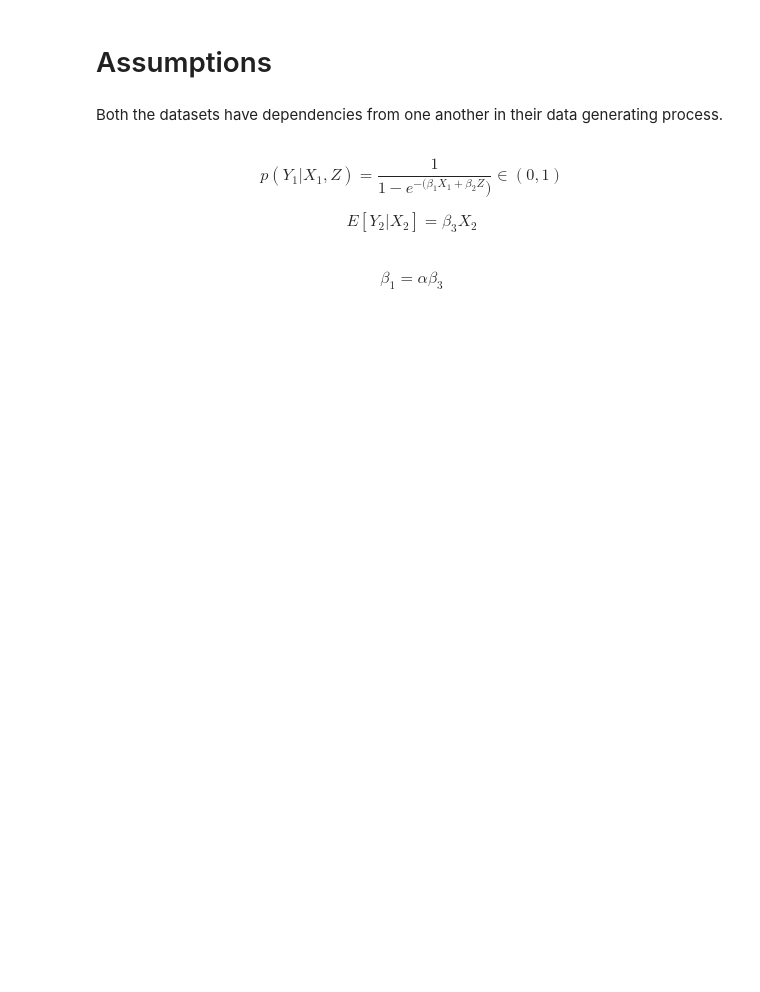
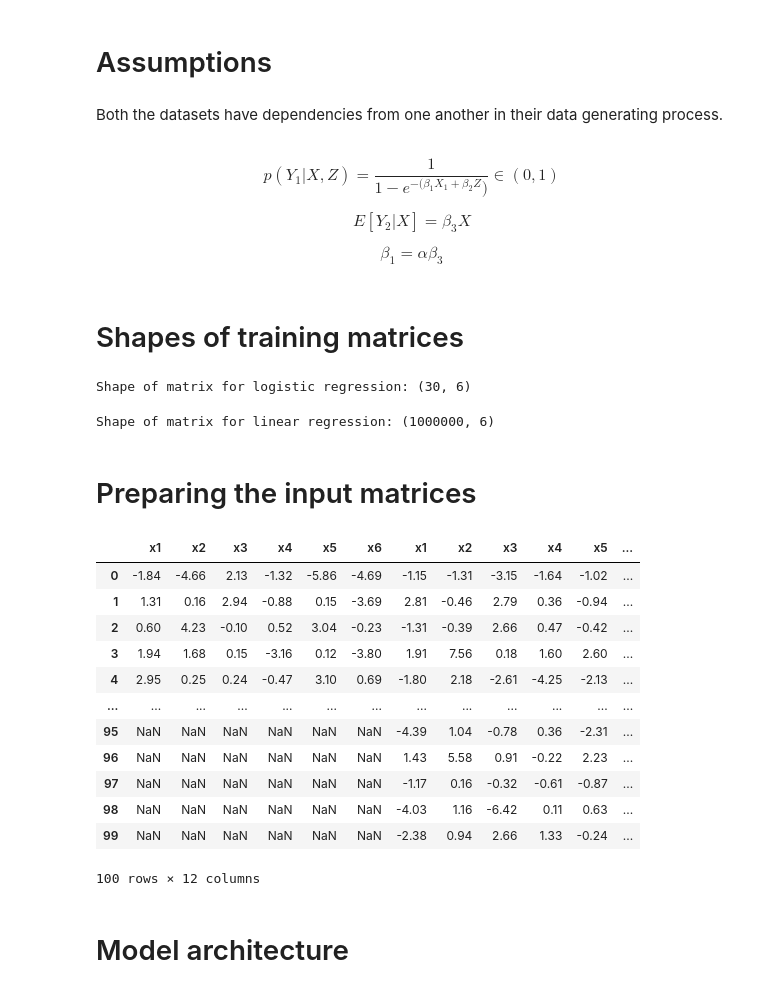
Before and after one commit to Eligijus112/multitask-learning, a Jupyter notebook: multitask-learning.ipynb, the cells around one changed output. Drawn from its saved outputs; the diff is of its cells as text; code cells hidden in the pictures; blank space fills up the shorter version.

```diff
--- a/multitask-learning.ipynb
+++ b/multitask-learning.ipynb
@@ -88,8 +307,36 @@ X2, Y2 = d2[features], d2['y2']
 # %% [markdown]
 Both the datasets have dependencies from one another in their data generating process.
 # %% [markdown]
-$$ p(Y_{1}| X_{1}, Z) = \dfrac{1}{1 - e^{-(\beta_{1}X_{1} + \beta_{2}Z})} \in (0, 1) $$
+$$ p(Y_{1}| X, Z) = \dfrac{1}{1 - e^{-(\beta_{1}X_{1} + \beta_{2}Z})} \in (0, 1) $$
 
-$$ E[Y_{2}|X_{2}] = \beta_{3} X_{2} $$
+$$ E[Y_{2}|X] = \beta_{3} X $$
+
+$$ \beta_{1} = \alpha \beta_{3} $$
-# %% [markdown]
-$$ \beta_{1} = \alpha \beta_{3} $$
+# %% [markdown]
+# Shapes of training matrices
+# %%
+print(f"Shape of matrix for logistic regression: {X1.shape}")
+# %% [output]
+Shape of matrix for logistic regression: (30, 6)
+# %%
+print(f"Shape of matrix for linear regression: {X2.shape}")
+# %% [output]
+Shape of matrix for linear regression: (1000000, 6)
+# %% [markdown]
+# Preparing the input matrices
+# %%
+Xnn = pd.concat([X1, X2], axis=0)
+# %% [output]
+|  | x1 | x2 | x3 | x4 | x5 | x6 | x1 | x2 | x3 | x4 | x5 | ... |
+| 0 | -1.84 | -4.66 | 2.13 | -1.32 | -5.86 | -4.69 | -1.15 | -1.31 | -3.15 | -1.64 | -1.02 | ... |
+| 1 | 1.31 | 0.16 | 2.94 | -0.88 | 0.15 | -3.69 | 2.81 | -0.46 | 2.79 | 0.36 | -0.94 | ... |
+| 2 | 0.60 | 4.23 | -0.10 | 0.52 | 3.04 | -0.23 | -1.31 | -0.39 | 2.66 | 0.47 | -0.42 | ... |
+| 3 | 1.94 | 1.68 | 0.15 | -3.16 | 0.12 | -3.80 | 1.91 | 7.56 | 0.18 | 1.60 | 2.60 | ... |
+| 4 | 2.95 | 0.25 | 0.24 | -0.47 | 3.10 | 0.69 | -1.80 | 2.18 | -2.61 | -4.25 | -2.13 | ... |
+| ... | ... | ... | ... | ... | ... | ... | ... | ... | ... | ... | ... | ... |
+| 95 | NaN | NaN | NaN | NaN | NaN | NaN | -4.39 | 1.04 | -0.78 | 0.36 | -2.31 | ... |
+| 96 | NaN | NaN | NaN | NaN | NaN | NaN | 1.43 | 5.58 | 0.91 | -0.22 | 2.23 | ... |
+| 97 | NaN | NaN | NaN | NaN | NaN | NaN | -1.17 | 0.16 | -0.32 | -0.61 | -0.87 | ... |
+| 98 | NaN | NaN | NaN | NaN | NaN | NaN | -4.03 | 1.16 | -6.42 | 0.11 | 0.63 | ... |
+| 99 | NaN | NaN | NaN | NaN | NaN | NaN | -2.38 | 0.94 | 2.66 | 1.33 | -0.24 | ... |
+100 rows × 12 columns
@@ -95,0 +349,2 @@ $$ \beta_{1} = \alpha \beta_{3} $$
+# %% [markdown]
+# Model architecture
```
Also changed, not shown: parts of 30 cells of this notebook, 2 other files.
